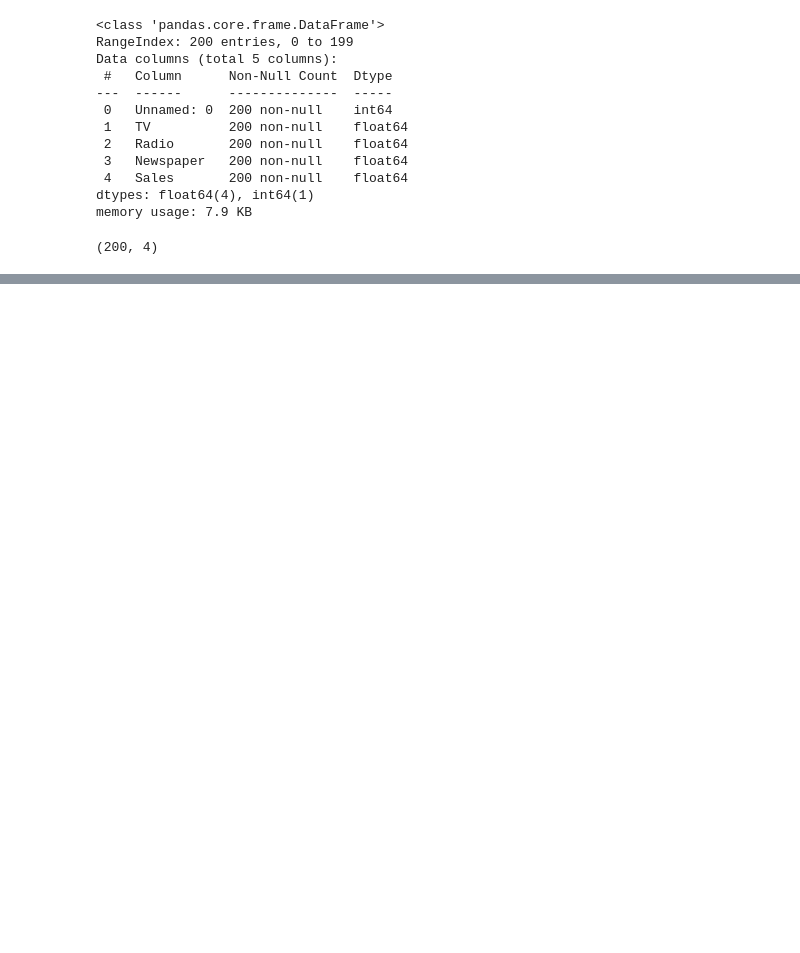
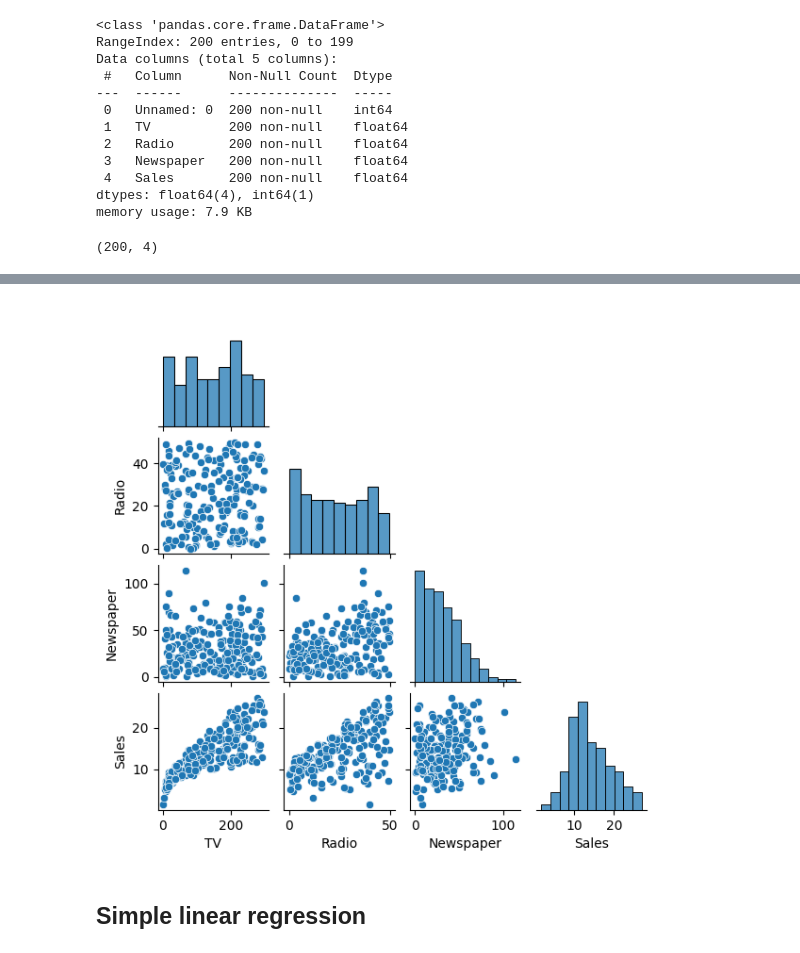
Before and after one commit to Canesp/Machine-learning-Philip-de-Canesie, a Jupyter notebook: Code-along/Lec-01.ipynb, the cells around one changed output, grey strips where cells are left out. Drawn from its saved outputs; the diff is of its cells as text; code cells hidden in the pictures; blank space fills up the shorter version.

Commit message:
added some linear regression and prediction.

```diff
--- a/Code-along/Lec-01.ipynb
+++ b/Code-along/Lec-01.ipynb
@@ -41,0 +43,6 @@ for i, feature in enumerate(df.columns[:-1]):
+# %%
+ax = sns.pairplot(df, height= 1.5, corner= True)
+# %% [output]
+[figure, added]
+# %% [markdown]
+## Simple linear regression
```
Also changed, not shown: parts of 23 cells of this notebook.
